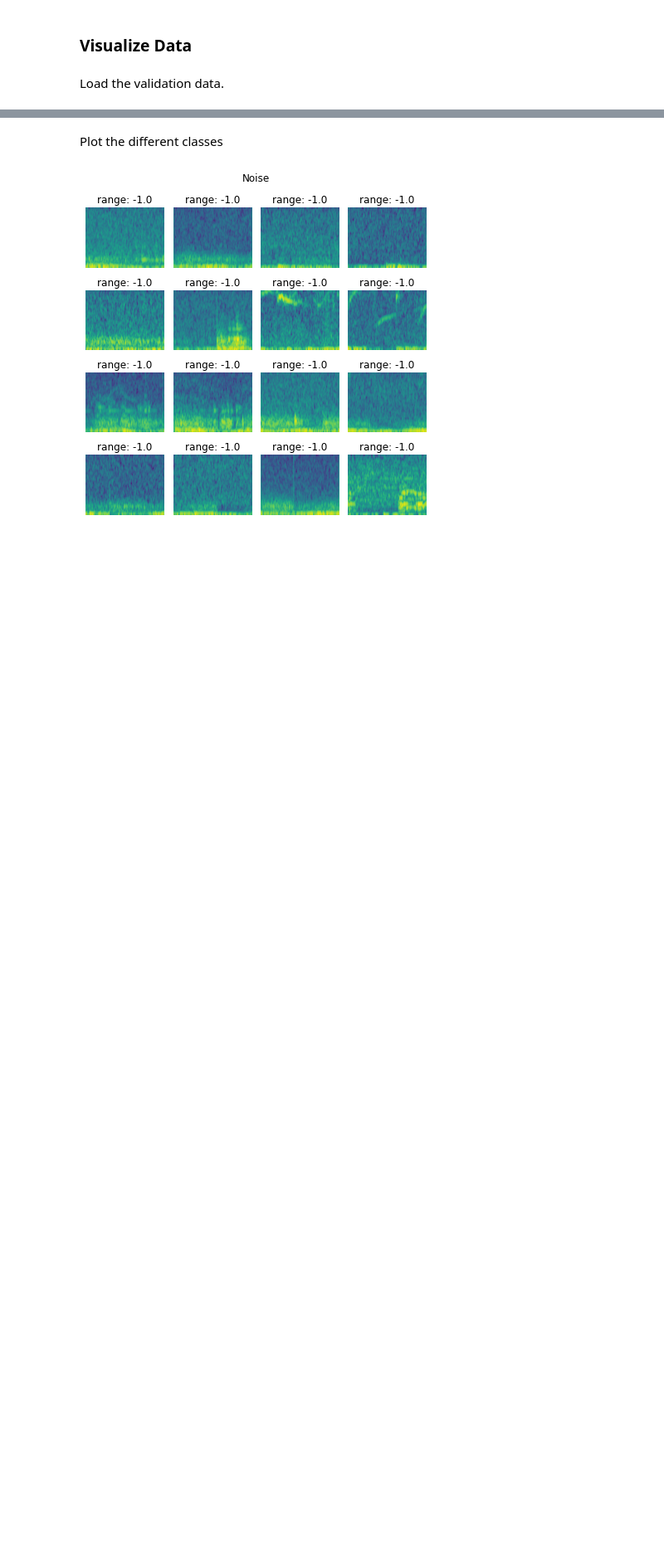
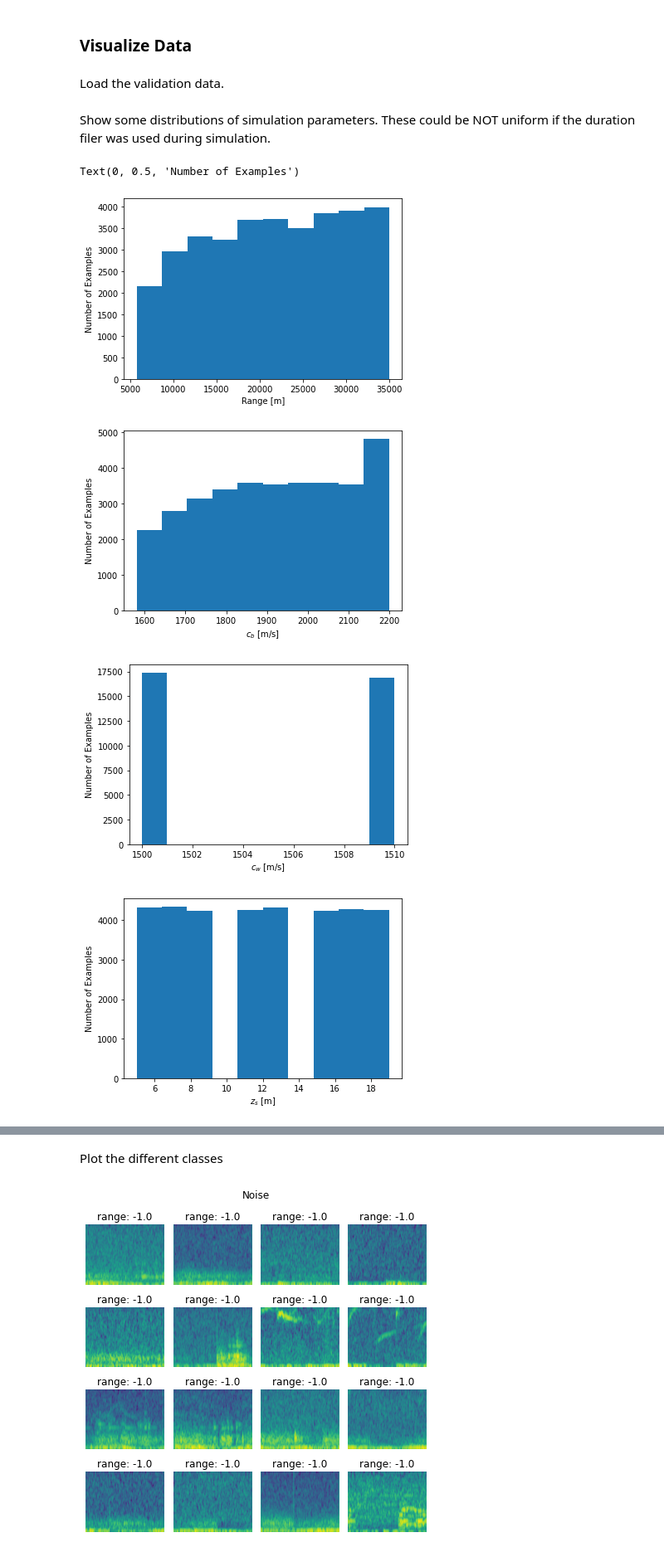
Before and after one commit to whoi-mars/detect_and_range, a Jupyter notebook: create_data.ipynb, the cells around one changed output, grey strips where cells are left out. Shown at 83% size. Drawn from its saved outputs; the diff is of its cells as text; code cells hidden in the pictures; blank space fills up the shorter version.

Commit message:
Added plots of simulation parameter distributions

```diff
--- a/create_data.ipynb
+++ b/create_data.ipynb
@@ -56,3 +58,36 @@ Load the validation data.
 X, y = dataLoader.load_h5(test_data)
 #X = X[y[:,0] == 15000,...]
 #y = y[y[:,0] == 15000]
+# %% [markdown]
+Show some distributions of simulation parameters. These could be NOT uniform if the duration filer was used during simulation.
+# %%
+plt.figure()
+plt.hist(y[y[:,0] != -1, 0])
+plt.xlabel("Range [m]")
+plt.ylabel("Number of Examples")
+
+plt.figure()
+plt.hist(y[y[:,1] != -1, 1])
+plt.xlabel("$c_{b}$ [m/s]")
+plt.ylabel("Number of Examples")
+
+plt.figure()
+plt.hist(y[y[:,2] != -1, 2])
+plt.xlabel("$c_{w}$ [m/s]")
+plt.ylabel("Number of Examples")
+
+plt.figure()
+plt.hist(y[y[:,3] != -1, 3])
+plt.xlabel("$z_{s}$ [m]")
+plt.ylabel("Number of Examples")
+
+plt.figure()
+plt.hist(y[y[:,4] != -1, 4])
+plt.xlabel("Class")
+plt.ylabel("Number of Examples")
+# %% [output]
+Text(0, 0.5, 'Number of Examples')
+[figure, added]
+[figure, added]
+[figure, added]
+[figure, added]
```
Also changed, not shown: parts of 3 cells of this notebook.
